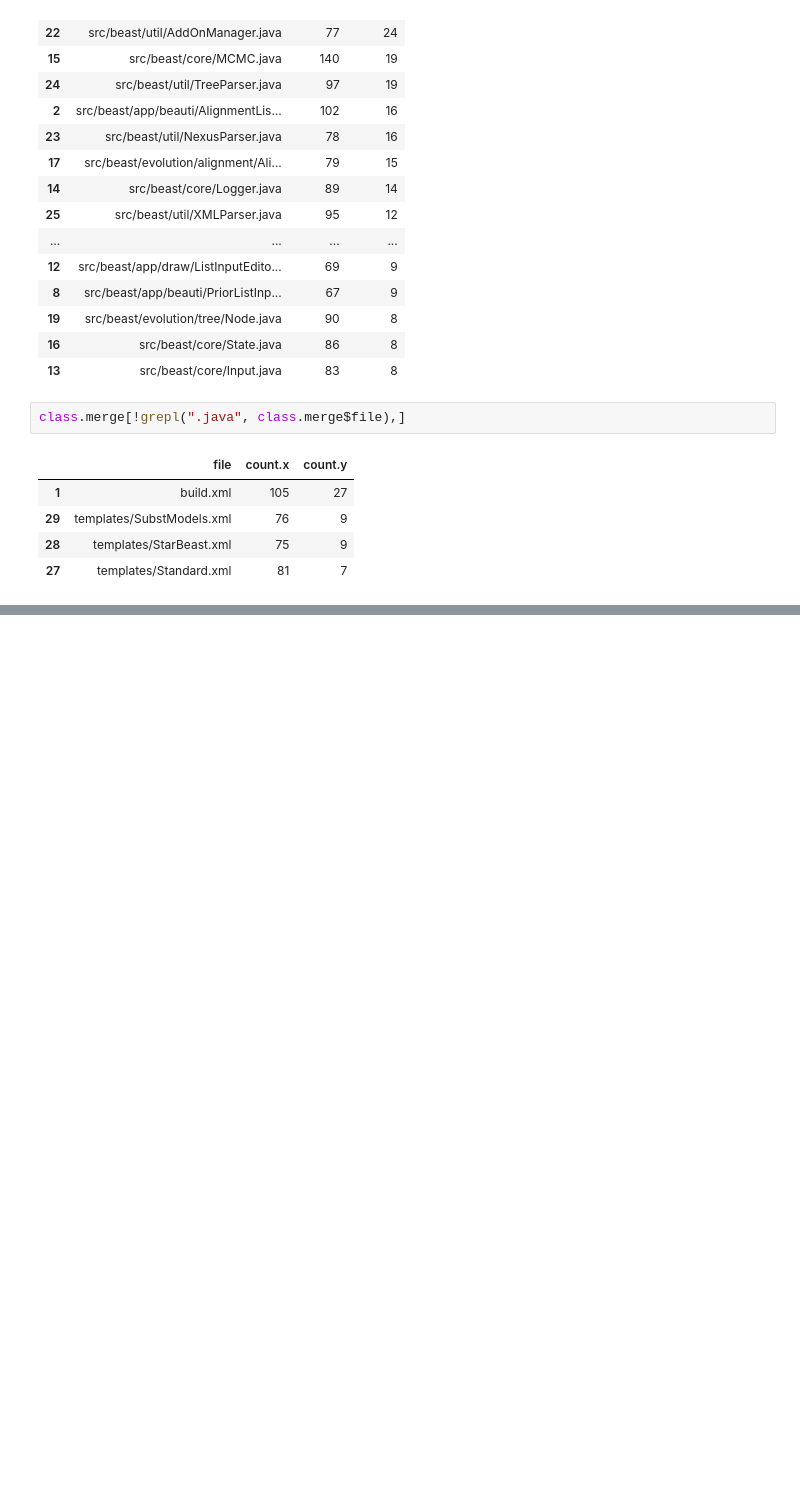
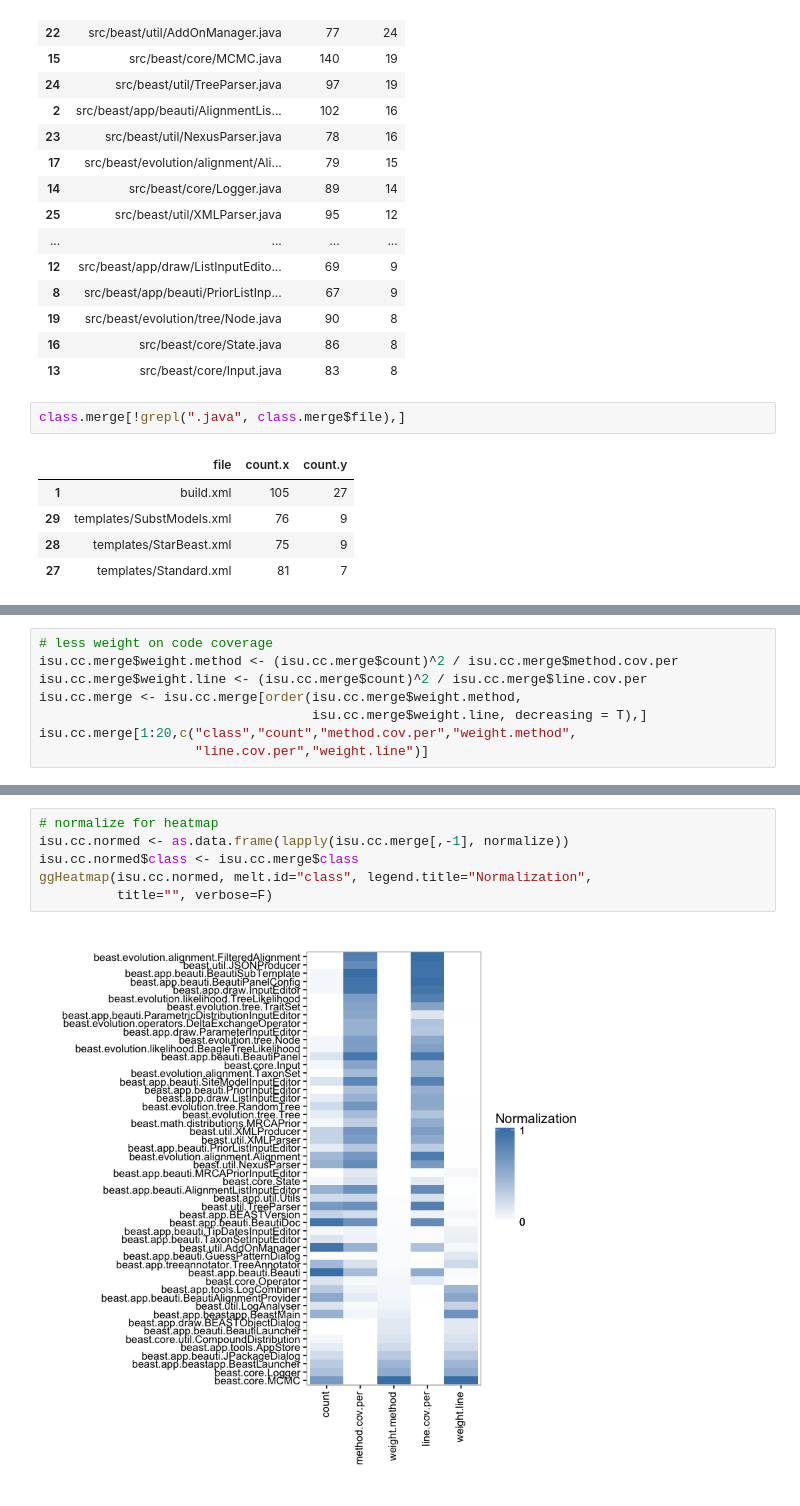
Before and after one commit to CompEvol/beast2report, a Jupyter notebook: report.ipynb, the cells around one changed output, grey strips where cells are left out. Saved outputs shown, nothing was run; the diff lists cells and outputs as text; blank space fills up the shorter version.

```diff
--- a/report.ipynb
+++ b/report.ipynb
@@ -255,0 +416,8 @@ class.merge[!grepl(".java", class.merge$file),]
+# %%
+# less weight on code coverage
+isu.cc.merge$weight.method <- (isu.cc.merge$count)^2 / isu.cc.merge$method.cov.per
+isu.cc.merge$weight.line <- (isu.cc.merge$count)^2 / isu.cc.merge$line.cov.per
+isu.cc.merge <- isu.cc.merge[order(isu.cc.merge$weight.method,
+                                   isu.cc.merge$weight.line, decreasing = T),]
+isu.cc.merge[1:20,c("class","count","method.cov.per","weight.method",
+                    "line.cov.per","weight.line")]
@@ -255,0 +442,8 @@ class.merge[!grepl(".java", class.merge$file),]
+# %%
+# normalize for heatmap
+isu.cc.normed <- as.data.frame(lapply(isu.cc.merge[,-1], normalize))
+isu.cc.normed$class <- isu.cc.merge$class
+ggHeatmap(isu.cc.normed, melt.id="class", legend.title="Normalization",
+          title="", verbose=F)
+# %% [output]
+[figure, added]
```
Also changed, not shown: parts of 16 cells of this notebook, 1 other file.
